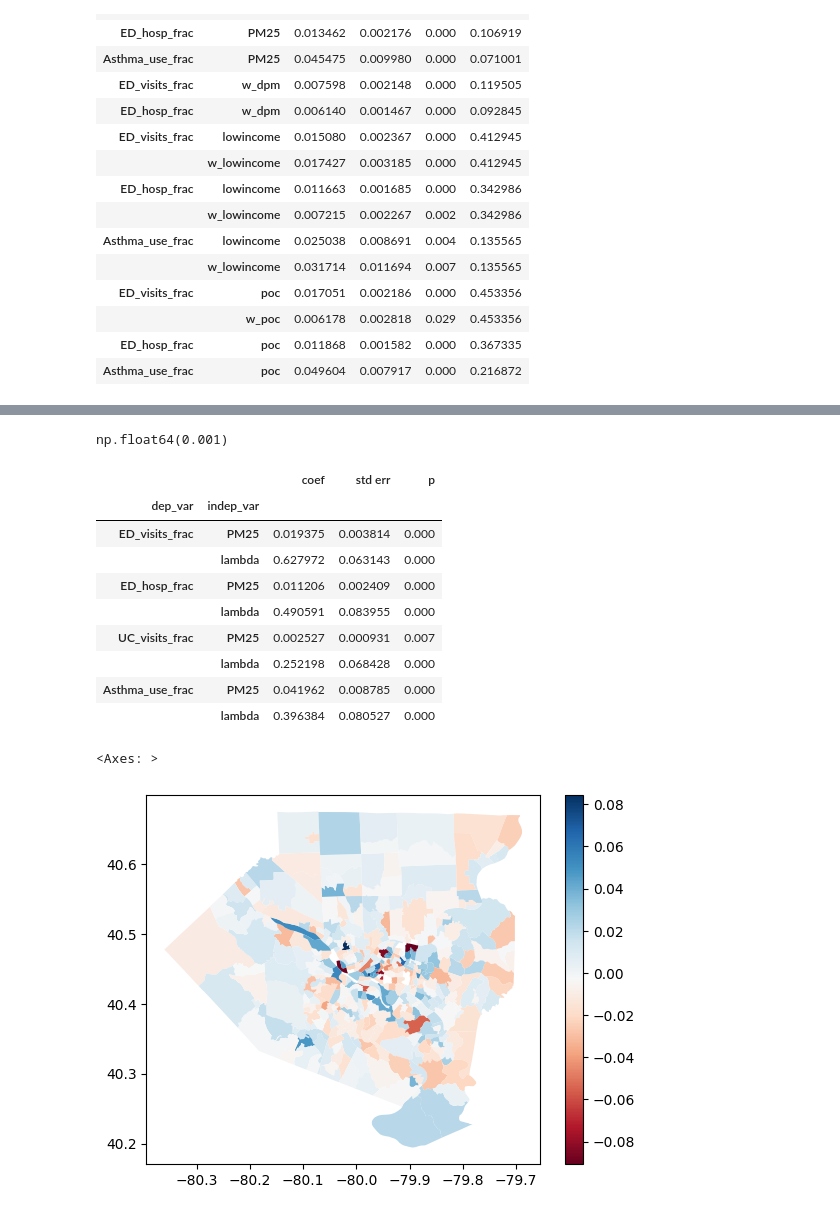
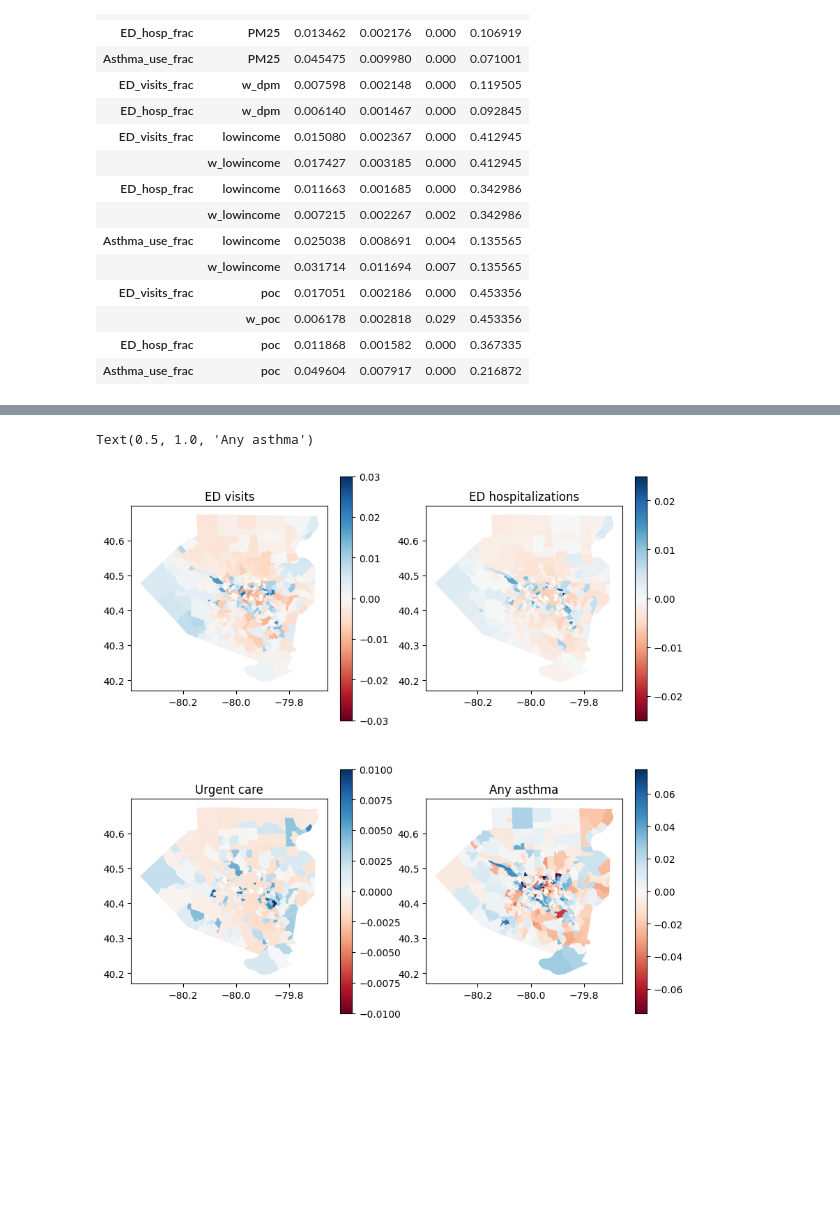
Before and after one commit to eli-goodfriend/air_brain, a Jupyter notebook: notebooks/WIP Appendix to Asthma vs air quality.ipynb, the cells around one changed output, grey strips where cells are left out. Cells and saved outputs as stored; diff of their text form; code cells hidden in the pictures; blank space fills up the shorter version.

```diff
--- a/notebooks/WIP Appendix to Asthma vs air quality.ipynb
+++ b/notebooks/WIP Appendix to Asthma vs air quality.ipynb
@@ -612,8 +618,8 @@ res_df.loc[res_df.p < 0.05].style.pipe(p_col_style)
 # %%
-# linear regression, predicting asthma encounter fraction using average PM 2.5 concentration as sole predictor
+# fit the air quality only models and save the residuals
 ols_res = dict()
+df_resid = df.copy()
 for col in dep_vars:
-    mod = sm.OLS(df[col], df[["PM25"]])
+    mod = sm.OLS(df[col], df[indep_to_use[col] + ["intercept"]])
     res = mod.fit()
-    ols_res[col] = res
-ols2df(ols_res)[["coef", "std err", "p"]].style.pipe(p_col_style)
+    df_resid["{}_resid".format(col)] = res.resid
@@ -638,32 +626,14 @@ w.transform = "R"
-# %%
-moran = Moran(r_df[0], w)
-moran.p_sim
-# %% [output]
-np.float64(0.001)
-# %%
-# start without controlling for demographics
-indep = ["PM25"]
-res_dict = dict()
-for dep in dep_vars:
-    res = spreg.GM_Error_Het(df[[dep]].values, df[indep].values, w=w, name_y=dep, name_x=indep)
-    res_dict[dep] = res
-spreg2df(res_dict)[["coef", "std err", "p"]].style.pipe(p_col_style)
-# %% [output]
-|  |  | coef | std err | p |
-| dep_var | indep_var |  |  |  |
-| ED_visits_frac | PM25 | 0.019375 | 0.003814 | 0.000 |
-|  | lambda | 0.627972 | 0.063143 | 0.000 |
-| ED_hosp_frac | PM25 | 0.011206 | 0.002409 | 0.000 |
-|  | lambda | 0.490591 | 0.083955 | 0.000 |
-| UC_visits_frac | PM25 | 0.002527 | 0.000931 | 0.007 |
-|  | lambda | 0.252198 | 0.068428 | 0.000 |
-| Asthma_use_frac | PM25 | 0.041962 | 0.008785 | 0.000 |
-|  | lambda | 0.396384 | 0.080527 | 0.000 |
-# %%
-residuals = res_dict['Asthma_use_frac'].e_filtered
-r_df = df.copy()
-r_df['resid'] = residuals
-r_df.plot('resid', legend=True, cmap="RdBu")
-# %% [output]
-<Axes: >
-[figure, removed]
+# %%
+# what do the residuals look like?
+fig, axs = plt.subplots(2, 2, figsize=(10, 10))
+df_resid.plot(column="ED_visits_frac_resid", cmap="RdBu", legend=True, ax=axs[0,0], vmin=-0.03, vmax=0.03)
+axs[0,0].set_title("ED visits")
+df_resid.plot(column="ED_hosp_frac_resid", cmap="RdBu", legend=True, ax=axs[0,1], vmin=-0.025, vmax=0.025)
+axs[0,1].set_title("ED hospitalizations")
+df_resid.plot(column="UC_visits_frac_resid", cmap="RdBu", legend=True, ax=axs[1,0], vmin=-0.01, vmax=0.01)
+axs[1,0].set_title("Urgent care")
+df_resid.plot(column="Asthma_use_frac_resid", cmap="RdBu", legend=True, ax=axs[1,1], vmin=-0.075, vmax=0.075)
+axs[1,1].set_title("Any asthma")
+# %% [output]
+Text(0.5, 1.0, 'Any asthma')
+[figure, added]
```
Also changed, not shown: parts of 26 cells of this notebook, 1 other file.
